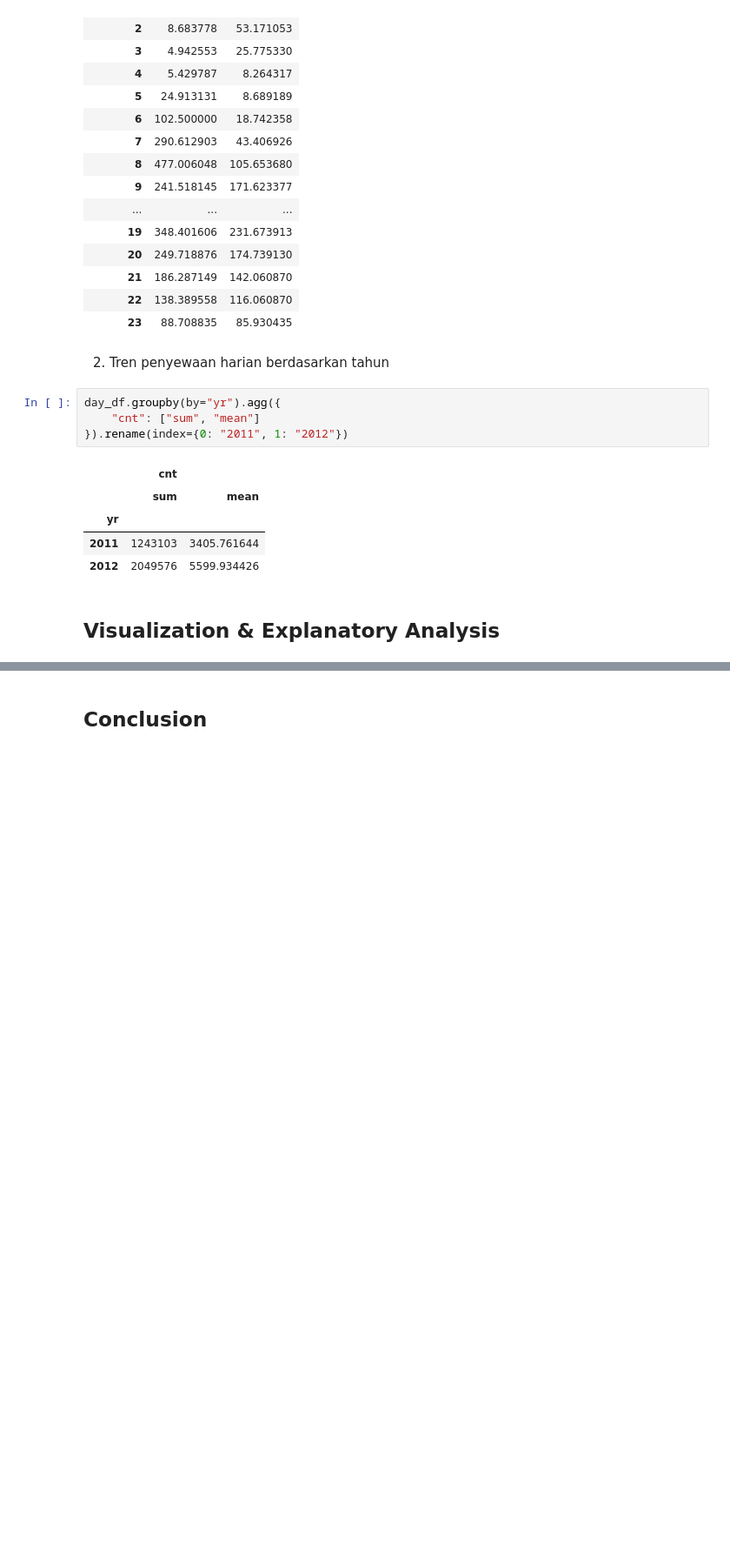
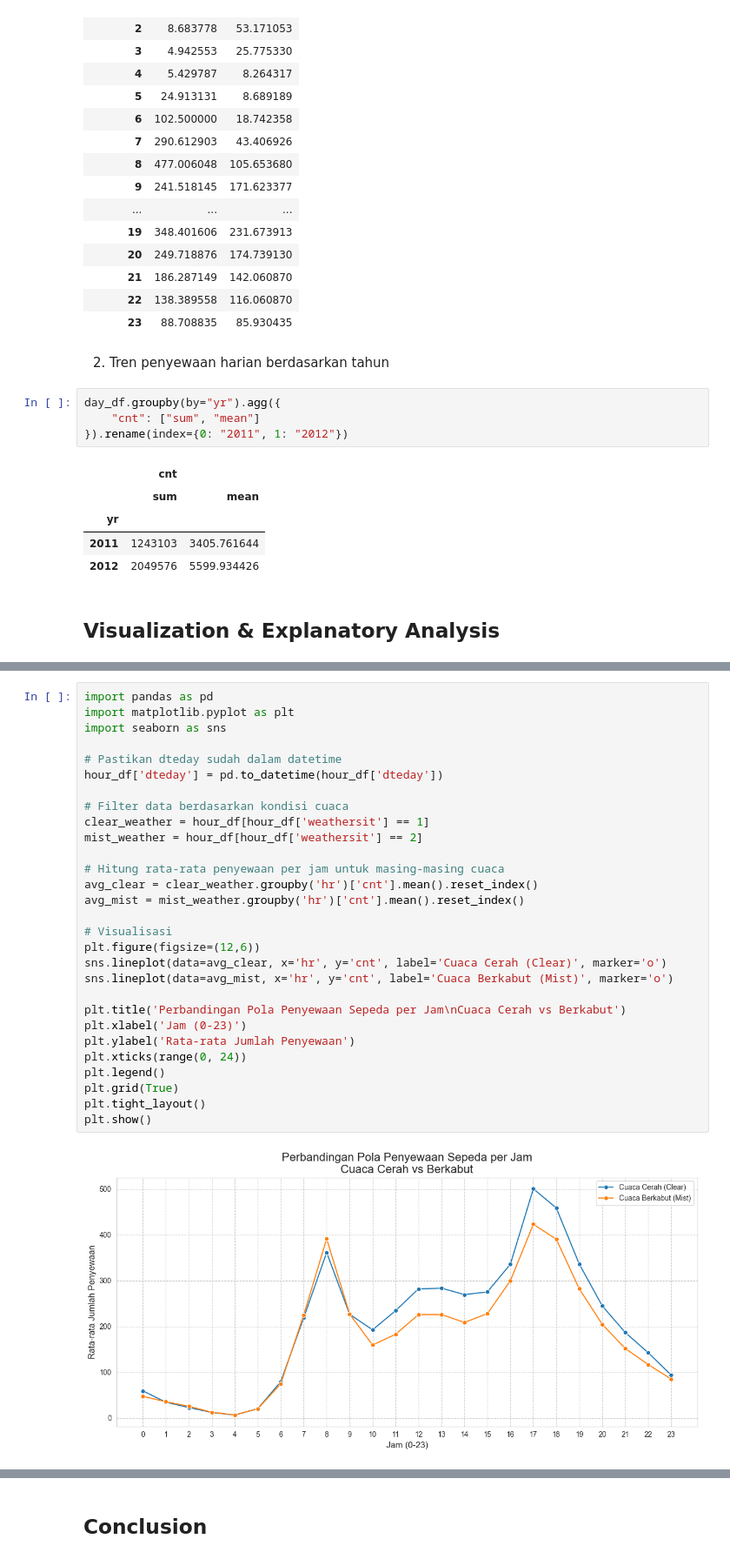
Before and after one commit to rezkyrevansyah/bike-sharing-streamlit, a Jupyter notebook: Proyek_Analisis_Data.ipynb, the cells around one changed output, grey strips where cells are left out. Shown at 87% size. Drawn from its saved outputs; the diff is of its cells as text; blank space fills up the shorter version.

```diff
--- a/Proyek_Analisis_Data.ipynb
+++ b/Proyek_Analisis_Data.ipynb
@@ -791,0 +796,31 @@ plt.show()
+# %%
+import pandas as pd
+import matplotlib.pyplot as plt
+import seaborn as sns
+
+# Pastikan dteday sudah dalam datetime
+hour_df['dteday'] = pd.to_datetime(hour_df['dteday'])
+
+# Filter data berdasarkan kondisi cuaca
+clear_weather = hour_df[hour_df['weathersit'] == 1]
+mist_weather = hour_df[hour_df['weathersit'] == 2]
+
+# Hitung rata-rata penyewaan per jam untuk masing-masing cuaca
+avg_clear = clear_weather.groupby('hr')['cnt'].mean().reset_index()
+avg_mist = mist_weather.groupby('hr')['cnt'].mean().reset_index()
+
+# Visualisasi
+plt.figure(figsize=(12,6))
+sns.lineplot(data=avg_clear, x='hr', y='cnt', label='Cuaca Cerah (Clear)', marker='o')
+sns.lineplot(data=avg_mist, x='hr', y='cnt', label='Cuaca Berkabut (Mist)', marker='o')
+
+plt.title('Perbandingan Pola Penyewaan Sepeda per Jam\nCuaca Cerah vs Berkabut')
+plt.xlabel('Jam (0-23)')
+plt.ylabel('Rata-rata Jumlah Penyewaan')
+plt.xticks(range(0, 24))
+plt.legend()
+plt.grid(True)
+plt.tight_layout()
+plt.show()
+# %% [output]
+[figure, added]
```
Also changed, not shown: parts of 21 cells of this notebook, 1 other file.
